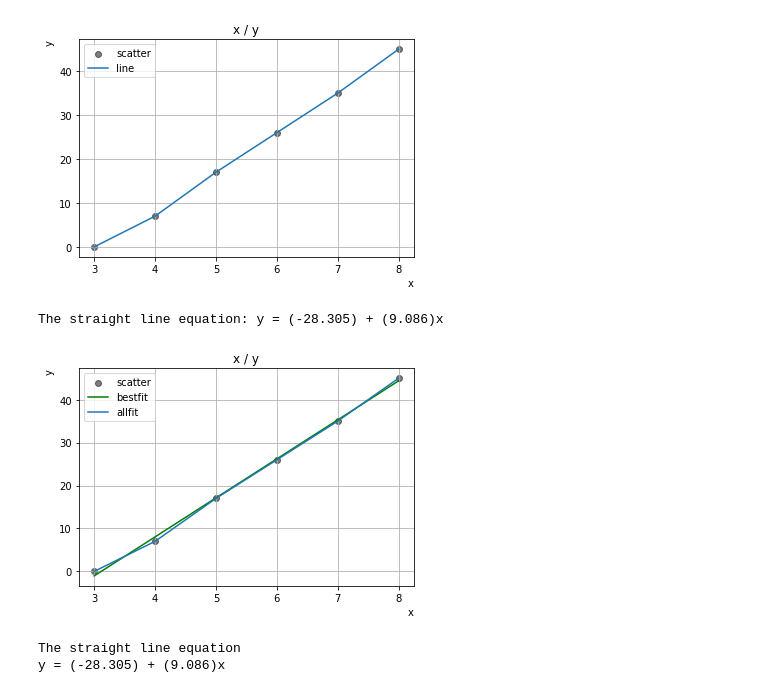
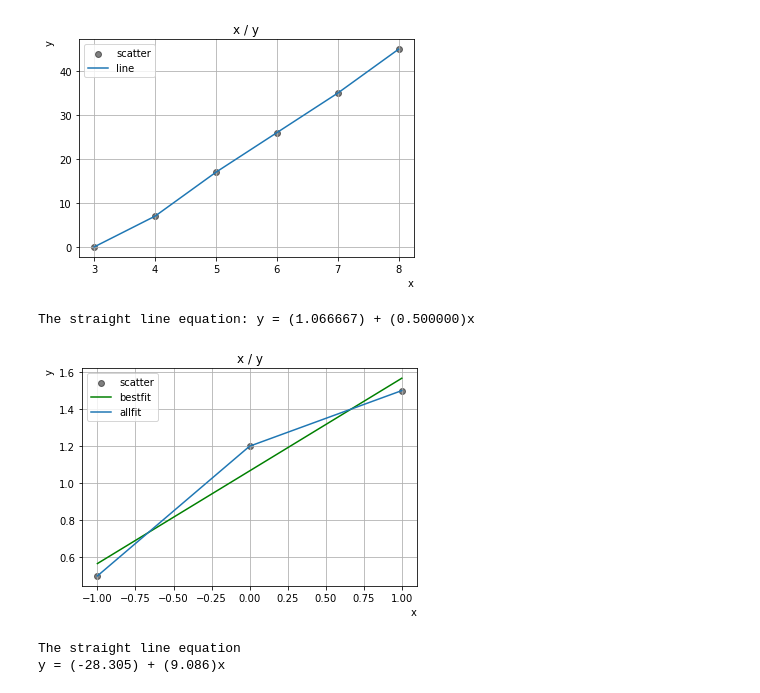
Before and after one commit to htootayzaaung/Numerical_Computation, a Jupyter notebook: Linear Regression fitting with a straight line.ipynb, the cells around one changed output. Drawn from its saved outputs; the diff is of its cells as text; code cells hidden in the pictures.

```diff
--- a/Linear Regression fitting with a straight line.ipynb
+++ b/Linear Regression fitting with a straight line.ipynb
@@ -36,9 +36,10 @@ This method uses to get a straight line through a linear regression method, thro
 and b.
 
 """
+import matplotlib.pyplot as plt
 
-x = [3, 4, 5, 6, 7, 8]
-y = [0, 7, 17, 26, 35, 45]
+x = [-1, 0, 1]
+y = [0.5, 1.2, 1.5]
 
 def straight_line_equation(x, y):
     if len(x) == len(y):
@@ -48,37 +49,37 @@ def straight_line_equation(x, y):
 
     for i in range(n):
         sum_x += x[i]
         sum_y += y[i]
         sum_xy += x[i] * y[i]
         sum_x2 += x[i] ** 2
 
     x_mean = sum_x / n
     y_mean = sum_y / n
 
     a = ((y_mean * sum_x2) - (x_mean * sum_xy)) / (sum_x2 - (n * (x_mean ** 2)))
     b = (sum_xy - (x_mean * sum_y)) / (sum_x2 - (n * (x_mean ** 2)))
 
-    print("The straight line equation: y = (%.3f) + (%.3f)x\n" % (a, b))
+    print("The straight line equation: y = (%f) + (%f)x\n" % (a, b))
 
 straight_line_equation(x, y)
 
 bestfit_y = []
 
 for i in range(len(x)):
-    bestfit_y.append((-28.305) + (9.086) * x[i])
+    bestfit_y.append((1.066667) + (0.500000) * x[i])
 
 plt.title("x / y")
 plt.xlabel("x", loc = "right")
 plt.ylabel("y", loc = "top")
 plt.grid()
 plt.scatter(x, y, color = 'k', alpha = 0.5)
 plt.plot(x, bestfit_y, color = "green")
 plt.plot(x, y)
 plt.legend(['scatter', 'bestfit', 'allfit'])
 plt.show()
 # %% [output]
-The straight line equation: y = (-28.305) + (9.086)x
+The straight line equation: y = (1.066667) + (0.500000)x
-[figure, old version]
+[figure, new version]
 # %%
 """
 Drawing line of best-fit using numpy arrays
```
Also changed, not shown: 17 other files.
